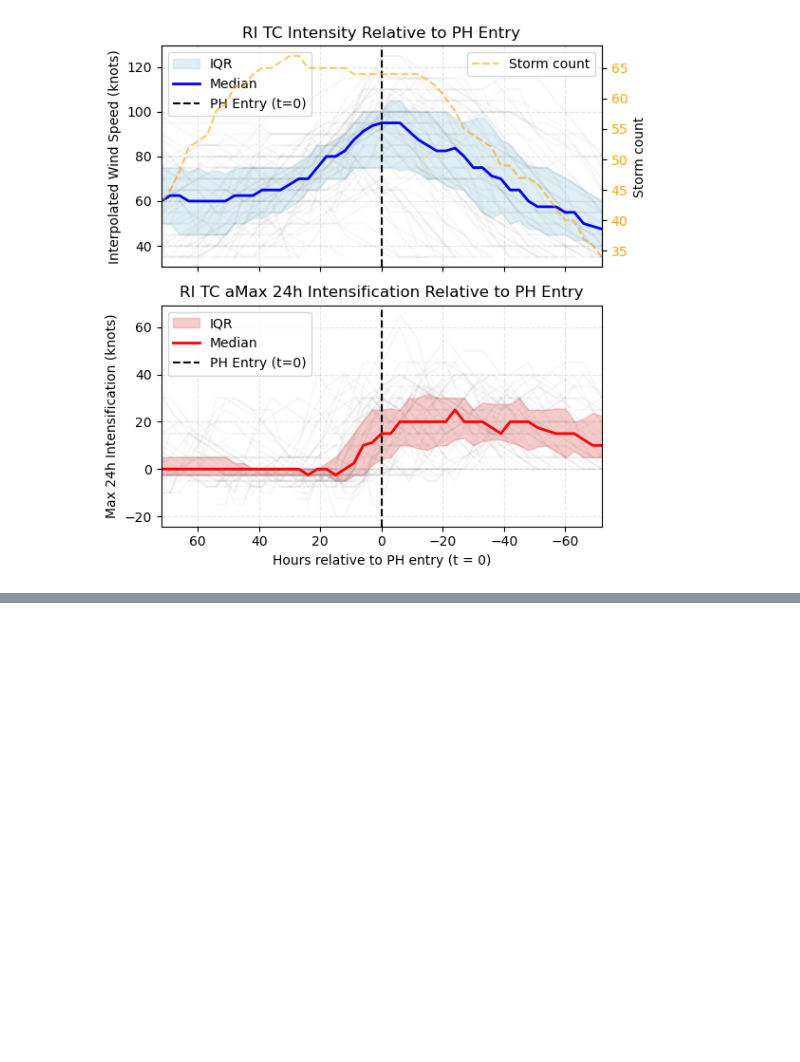
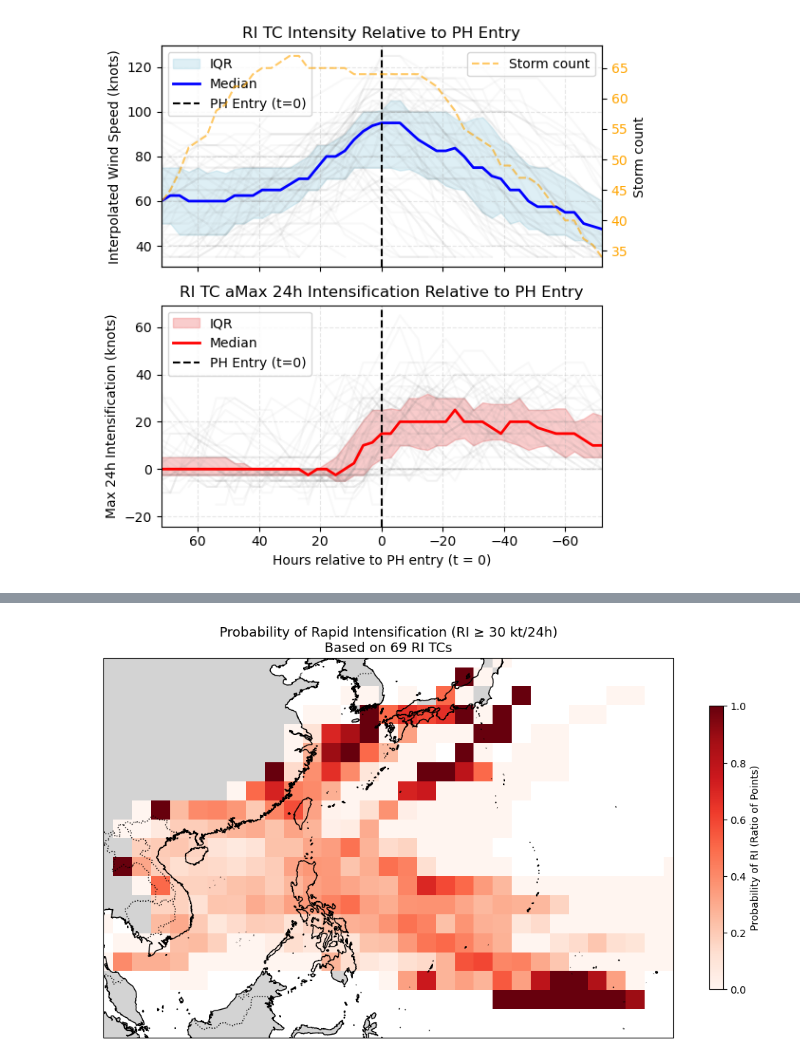
Before and after one commit to baracoma/tc-statistics, a Jupyter notebook: calculate-lifetime.ipynb, the cells around one changed output, grey strips where cells are left out. Drawn from its saved outputs; the diff is of its cells as text; code cells hidden in the pictures; blank space fills up the shorter version.

```diff
--- a/calculate-lifetime.ipynb
+++ b/calculate-lifetime.ipynb
@@ -1000,0 +1243,67 @@ KeyError: 't_step'
+# %%
+def tag_bins(df, bin_size):
+    df = df.copy()
+    df['lon'] = df.geometry.x
+    df['lat'] = df.geometry.y
+    df['lon_bin'] = (df['lon'] / bin_size).round() * bin_size
+    df['lat_bin'] = (df['lat'] / bin_size).round() * bin_size
+    return df
+
+# Step 1: Filter the dataset for points with max_24h_intensification
+df_all = df_ph_labeled[df_ph_labeled['max_24h_intensification'].notna()].copy()
+
+# Step 2: Apply binning to the data
+df_all = tag_bins(df_all, bin_size)
+
+# Step 3: Filter for the RI TCs (Rapid Intensification TCs) based on the existing 'is_RI' column
+df_ri = df_all[df_all['is_RI']]
+
+# Step 4: Count the total number of points in each grid cell
+total_counts = df_all.groupby(['lat_bin', 'lon_bin']).size().reset_index(name='total')
+
+# Step 5: Count the number of RI TCs in each grid cell
+ri_counts = df_ri.groupby(['lat_bin', 'lon_bin']).size().reset_index(name='ri')
+
+# Step 6: Merge total counts with RI counts to compute the probability
+df_prob = pd.merge(total_counts, ri_counts, on=['lat_bin', 'lon_bin'], how='left')
+df_prob['ri'] = df_prob['ri'].fillna(0)  # Fill NaN values with 0 where no RI TCs
+df_prob['ri_prob'] = df_prob['ri'] / df_prob['total']  # Compute the probability of RI
+
+# Step 7: Create a pivot table for the probability map
+pivot_prob = df_prob.pivot(index='lat_bin', columns='lon_bin', values='ri_prob')
+
+# Step 8: Generate the meshgrid for plotting
+lon_grid = pivot_prob.columns.values
+lat_grid = pivot_prob.index.values
+lon_mesh, lat_mesh = np.meshgrid(lon_grid, lat_grid)
+
+# Step 9: Plot the map
+import matplotlib.pyplot as plt
+import cartopy.crs as ccrs
+import cartopy.feature as cfeature
+
+fig, ax = plt.subplots(figsize=(10, 6), subplot_kw={'projection': ccrs.PlateCarree()})
+
+# Plot the probability of RI
+mesh = ax.pcolormesh(lon_mesh, lat_mesh, pivot_prob.values, cmap='Reds', shading='auto', vmin=0, vmax=1)
+
+# Add geographical features
+ax.coastlines(resolution='10m')
+ax.add_feature(cfeature.BORDERS, linestyle=':')
+ax.add_feature(cfeature.LAND, facecolor='lightgray')
+ax.add_feature(cfeature.OCEAN, facecolor='white')
+
+# Set map extent
+ax.set_extent([100, 160, 0, 40], crs=ccrs.PlateCarree())
+
+# Add colorbar
+cbar = plt.colorbar(mesh, ax=ax, shrink=0.7, label='Probability of RI (Ratio of Points)')
+
+# Add title with the number of RI TCs
+ax.set_title(f'Probability of Rapid Intensification (RI ≥ 30 kt/24h)\nBased on {len(df_ri.SID.unique())} RI TCs', fontsize=13)
+
+# Display the plot
+plt.tight_layout()
+plt.show()
+# %% [output]
+[figure, added]
```
Also changed, not shown: parts of 7 cells of this notebook.
